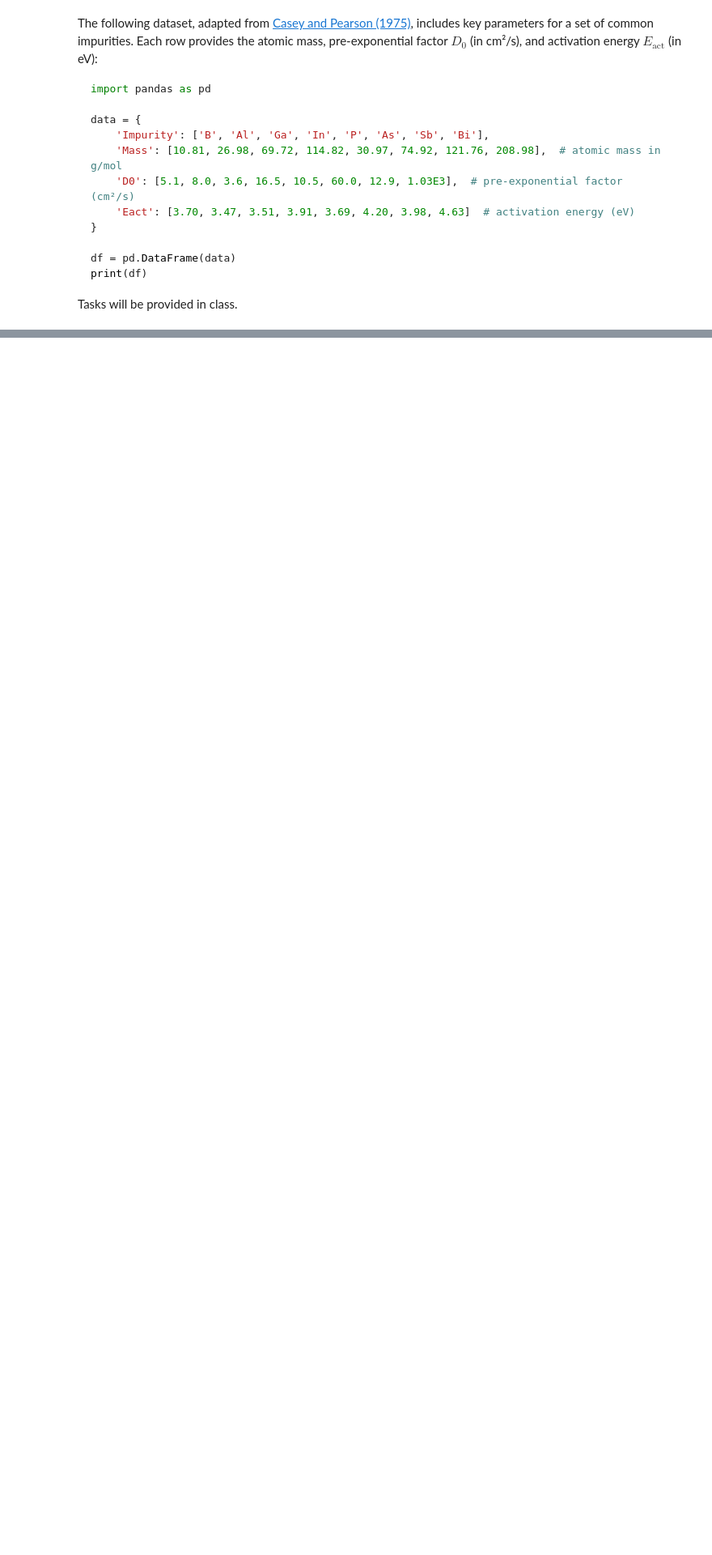
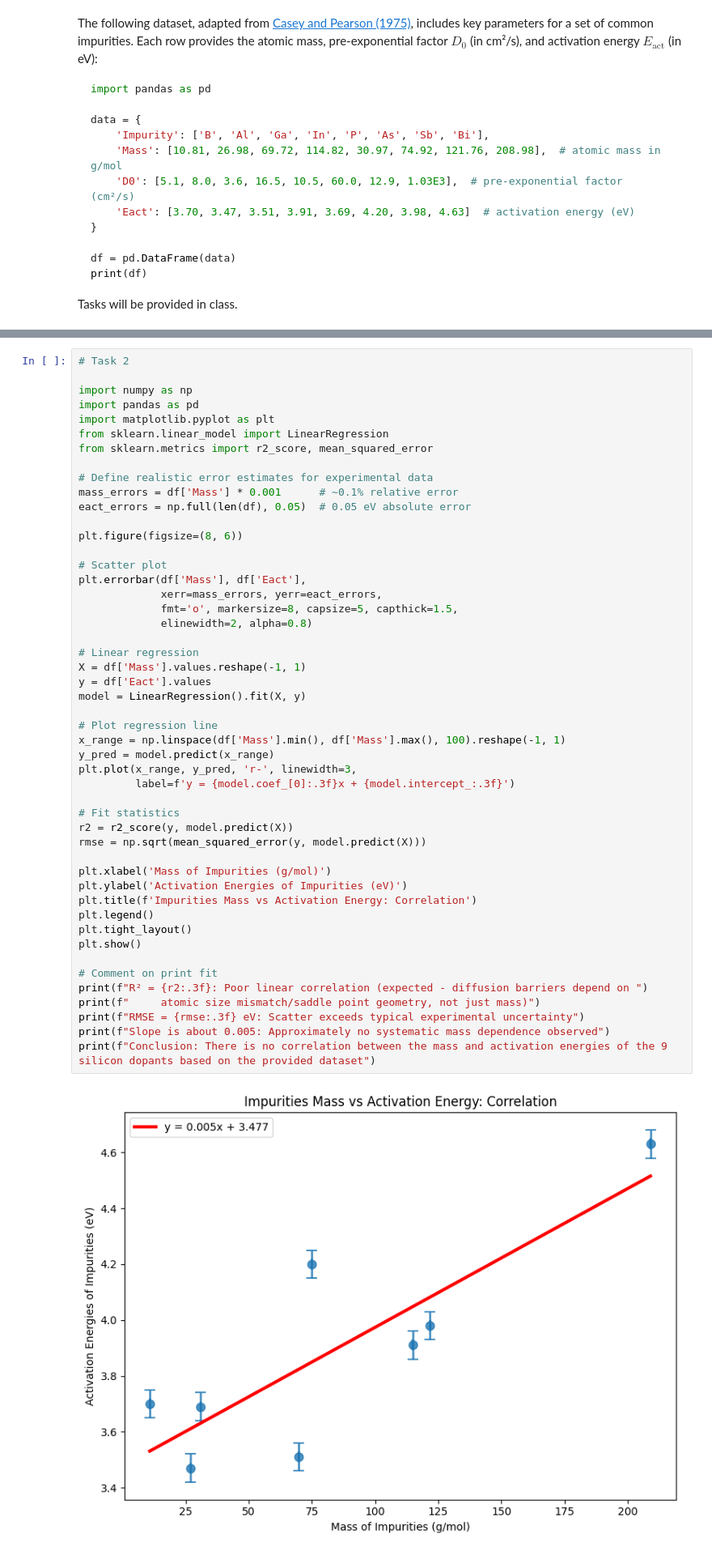
Before and after one commit to ManishCS14/COMSOL-Submission-02241803, a Jupyter notebook: Lecture1.ipynb, the cells around one changed output, grey strips where cells are left out. Shown at 81% size. Drawn from its saved outputs; the diff is of its cells as text; blank space fills up the shorter version.

```diff
--- a/Lecture1.ipynb
+++ b/Lecture1.ipynb
@@ -529,0 +526,51 @@ plt.show()
+# %%
+# Task 2
+
+import numpy as np
+import pandas as pd
+import matplotlib.pyplot as plt
+from sklearn.linear_model import LinearRegression
+from sklearn.metrics import r2_score, mean_squared_error
+
+# Define realistic error estimates for experimental data
+mass_errors = df['Mass'] * 0.001      # ~0.1% relative error
+eact_errors = np.full(len(df), 0.05)  # 0.05 eV absolute error
+
+plt.figure(figsize=(8, 6))
+
+# Scatter plot
+plt.errorbar(df['Mass'], df['Eact'],
+             xerr=mass_errors, yerr=eact_errors,
+             fmt='o', markersize=8, capsize=5, capthick=1.5,
+             elinewidth=2, alpha=0.8)
+
+# Linear regression
+X = df['Mass'].values.reshape(-1, 1)
+y = df['Eact'].values
+model = LinearRegression().fit(X, y)
+
+# Plot regression line
+x_range = np.linspace(df['Mass'].min(), df['Mass'].max(), 100).reshape(-1, 1)
+y_pred = model.predict(x_range)
+plt.plot(x_range, y_pred, 'r-', linewidth=3,
+         label=f'y = {model.coef_[0]:.3f}x + {model.intercept_:.3f}')
+
+# Fit statistics
+r2 = r2_score(y, model.predict(X))
+rmse = np.sqrt(mean_squared_error(y, model.predict(X)))
+
+plt.xlabel('Mass of Impurities (g/mol)')
+plt.ylabel('Activation Energies of Impurities (eV)')
+plt.title(f'Impurities Mass vs Activation Energy: Correlation')
+plt.legend()
+plt.tight_layout()
+plt.show()
+
+# Comment on print fit
+print(f"R² = {r2:.3f}: Poor linear correlation (expected - diffusion barriers depend on ")
+print(f"     atomic size mismatch/saddle point geometry, not just mass)")
+print(f"RMSE = {rmse:.3f} eV: Scatter exceeds typical experimental uncertainty")
+print(f"Slope is about 0.005: Approximately no systematic mass dependence observed")
+print(f"Conclusion: There is no correlation between the mass and activation energies of the 9 silicon dopants based on the provided dataset")
+# %% [output]
+[figure, added]
```
Also changed, not shown: parts of 3 cells of this notebook.
